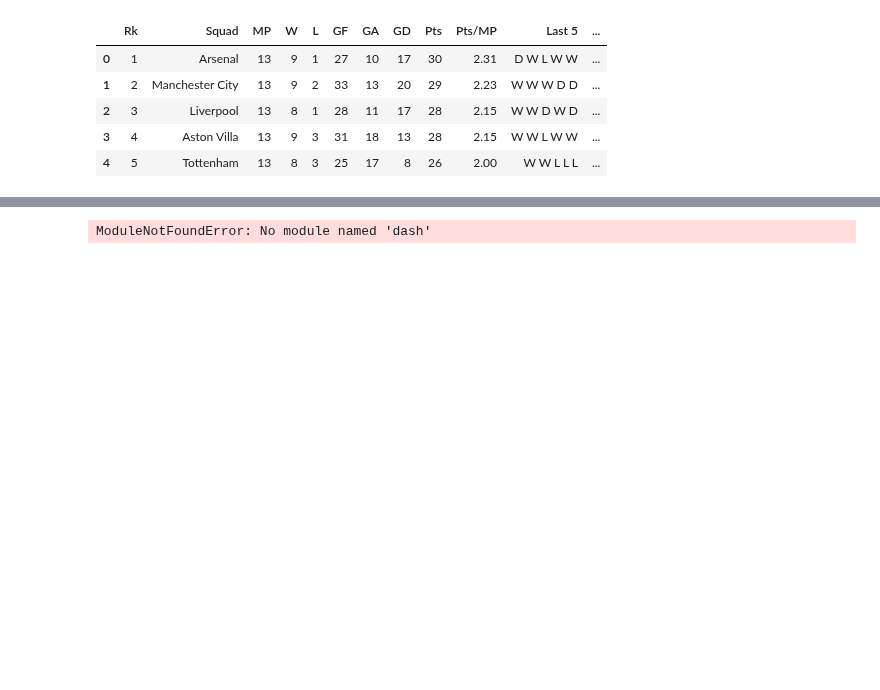
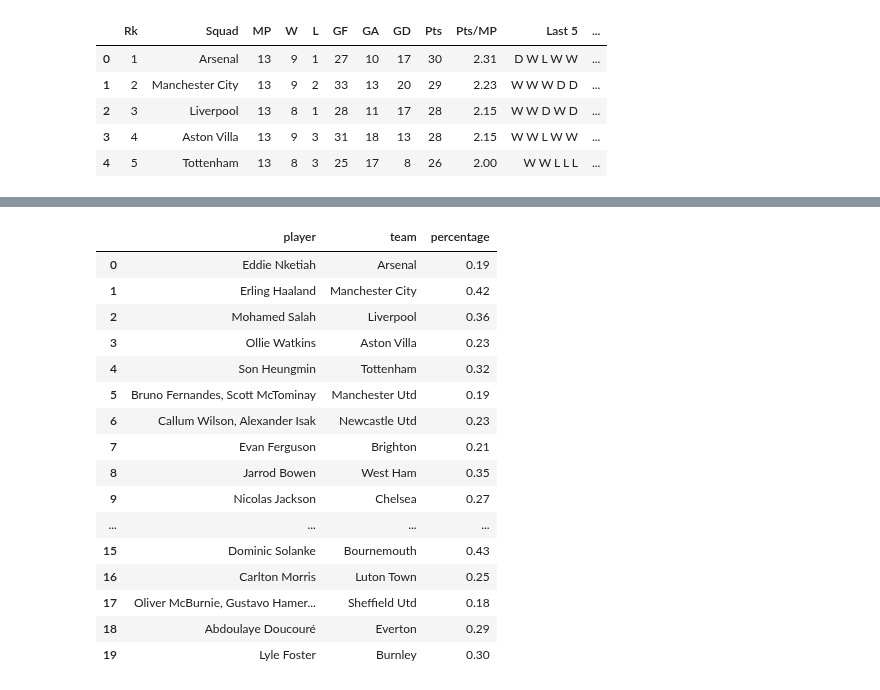
Before and after one commit to arnie12a/fbref-Python-Data-Analysis, a Jupyter notebook: main.ipynb, the cells around one changed output, grey strips where cells are left out. Cells and saved outputs as stored; diff of their text form; code cells hidden in the pictures; blank space fills up the shorter version.

Commit message:
finished a new plot for percentage of top scorers on each team with respect to all the goals that teams has currently scored in the season

```diff
--- a/main.ipynb
+++ b/main.ipynb
@@ -54,6 +54,6 @@ week13_df.head()
 # %%
 d = {}
 for i in range(len(week13_df)):
-    d[week13_df.loc[i, "Top_Team_Scorer_Name"]] = round((week13_df.loc[i, "Top_Team_Scorer_Num_Goals"])/(week13_df.loc[i, "GF"]), 2)
+    d[week13_df.loc[i, "Top_Team_Scorer_Name"] + "|" + week13_df.loc[i, "Squad"]] = round((week13_df.loc[i, "Top_Team_Scorer_Num_Goals"])/(week13_df.loc[i, "GF"]), 2)
 d
 # %% [output]
@@ -88,8 +88,43 @@ fig = px.bar(week13_df,
              height=600
             )
 fig.show()
-# %%
-from dash import Dash, dcc, html, Input, Output
-app = Dash(__name__)
-# %% [output]
-ModuleNotFoundError: No module named 'dash'
+# %%
+player = []
+team = []
+percentage = []
+for x, y in d.items():
+  temp = x.split("|")
+  if len(temp) == 2:
+    player.append(temp[0])
+    team.append(temp[1])
+    percentage.append(y)
+  else:
+    player.append([temp[0], temp[1]])
+    team.append(temp[2])
+    percentage.append(y)
+player_percentage_df = pd.DataFrame(
+    {
+        'player' : player,
+        'team': team,
+        'percentage': percentage
+    }
+)
+player_percentage_df
+# %% [output]
+|  | player | team | percentage |
+| 0 | Eddie Nketiah | Arsenal | 0.19 |
+| 1 | Erling Haaland | Manchester City | 0.42 |
+| 2 | Mohamed Salah | Liverpool | 0.36 |
+| 3 | Ollie Watkins | Aston Villa | 0.23 |
+| 4 | Son Heungmin | Tottenham | 0.32 |
+| 5 | Bruno Fernandes, Scott McTominay | Manchester Utd | 0.19 |
+| 6 | Callum Wilson, Alexander Isak | Newcastle Utd | 0.23 |
+| 7 | Evan Ferguson | Brighton | 0.21 |
+| 8 | Jarrod Bowen | West Ham | 0.35 |
+| 9 | Nicolas Jackson | Chelsea | 0.27 |
+| ... | ... | ... | ... |
+| 15 | Dominic Solanke | Bournemouth | 0.43 |
+| 16 | Carlton Morris | Luton Town | 0.25 |
+| 17 | Oliver McBurnie, Gustavo Hamer... | Sheffield Utd | 0.18 |
+| 18 | Abdoulaye Doucouré | Everton | 0.29 |
+| 19 | Lyle Foster | Burnley | 0.30 |
```
Also changed, not shown: parts of 2 cells of this notebook.
